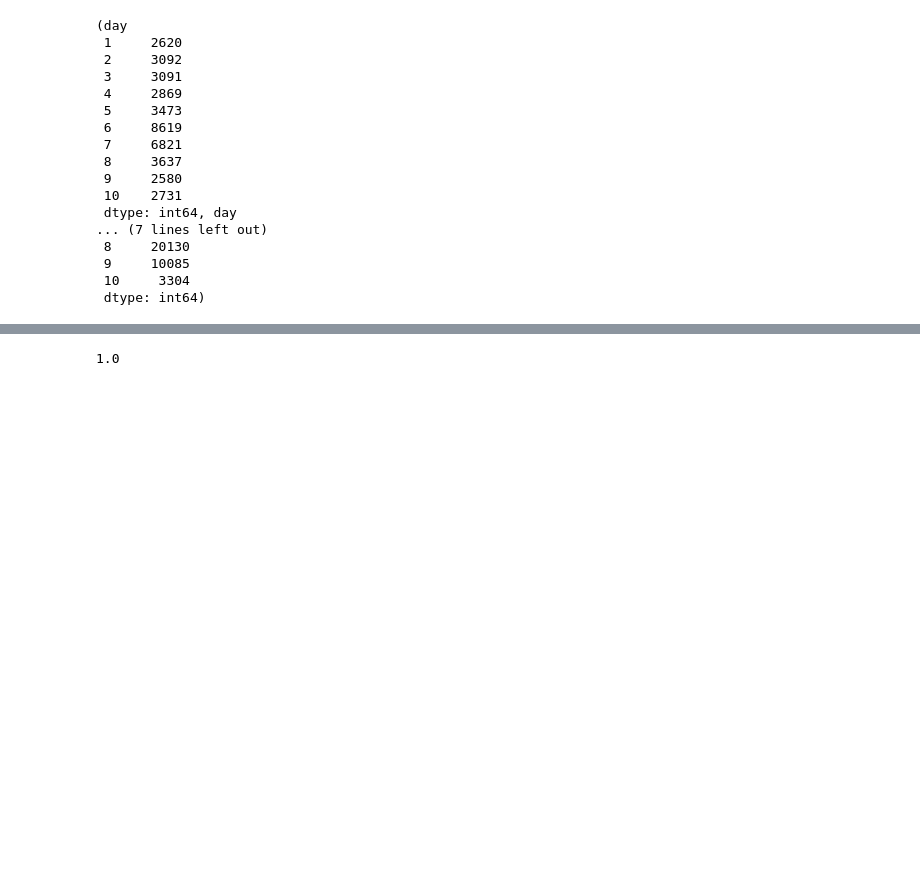
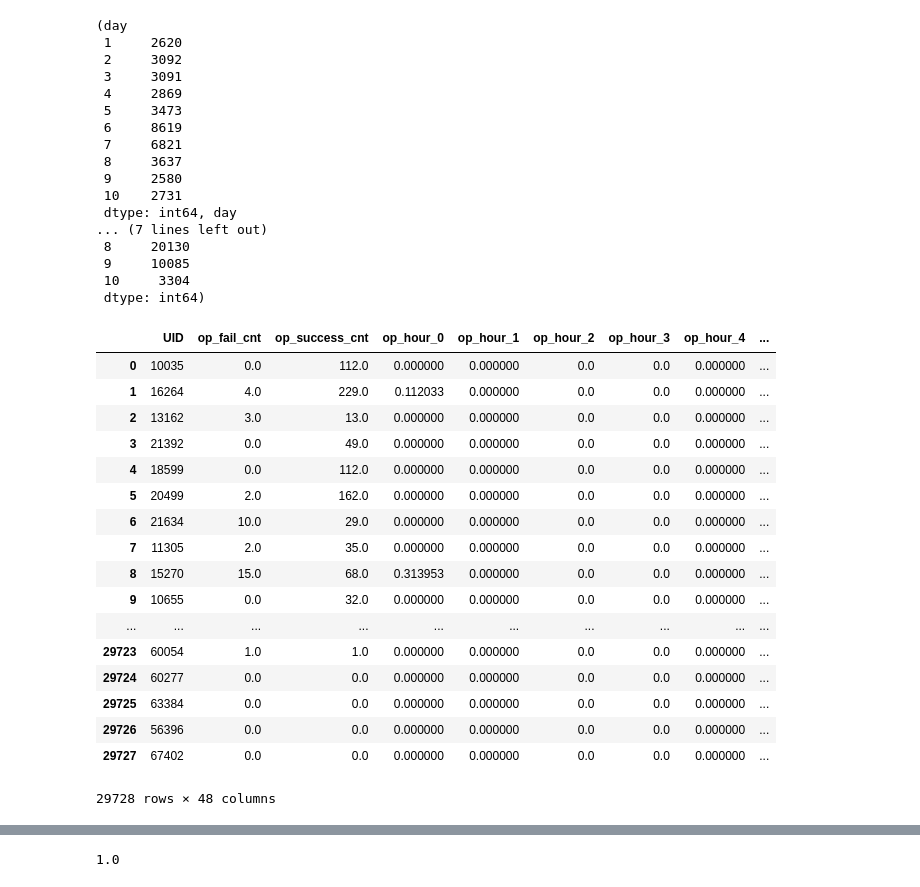
Before and after one commit to miguch/junior-spring, a Jupyter notebook: mining/projects/sweetorange/TianCheng Project.ipynb, the cells around one changed output, grey strips where cells are left out. Cells and saved outputs as stored; diff of their text form; code cells hidden in the pictures; blank space fills up the shorter version.

```diff
--- a/mining/projects/sweetorange/TianCheng Project.ipynb
+++ b/mining/projects/sweetorange/TianCheng Project.ipynb
@@ -221,22 +235,18 @@ def get_trans_counted_features(transaction_df):
     trans_fea['trans_on_weekend'] = trans_fea[['trans_week_day_%d'%i for i in range(6, 8)]].sum(axis=1)
     trans_fea['trans_on_weekday'] = trans_fea[['trans_week_day_%d'%i for i in range(1, 6)]].sum(axis=1)
 
-    # Merchants
-    merchant_ratio = get_black_ratio(transaction_df, 'merchant', 'merchant')
-    trans_fea = trans_fea.merge(merchant_ratio, on='UID', how='left')
 
-    # amt_src
-    amt_src_ratio = get_black_ratio(transaction_df, 'amt_src1', 'amt_src1')
-    trans_fea = trans_fea.merge(amt_src_ratio, on='UID', how='left')
+    ratio_list = [
+        ('merchant', 'merchant'),
+        ('amt_src1', 'amt_src1'),
+        ('device2', 'trans_device2'),
+        ('acc_id2', 'acc_id2'),
+        ('acc_id3', 'acc_id3')
+    ]
 
-    device_2_ratio = get_black_ratio(transaction_df, 'device2', 'trans_device2')
-    trans_fea = trans_fea.merge(device_2_ratio, on='UID', how='left')
-
-    acc_id2_ratio = get_black_ratio(transaction_df, 'acc_id2', 'acc_id2')
-    trans_fea = trans_fea.merge(acc_id2_ratio, on='UID', how='left')
-
-    acc_id3_ratio = get_black_ratio(transaction_df, 'acc_id3', 'acc_id3')
-    trans_fea = trans_fea.merge(acc_id3_ratio, on='UID', how='left')
+    for df_name, out_name in ratio_list:
+        ratios = get_black_ratio(transaction_df, df_name, out_name)
+        trans_fea = trans_fea.merge(ratios, on='UID', how='left')
     return trans_fea
 
 
@@ -256,8 +266,18 @@ def get_op_counted_features(operation_df):
     op_fea['op_on_weekend'] = op_fea[['op_week_day_%d'%i for i in range(6, 8)]].sum(axis=1)
     op_fea['op_on_weekday'] = op_fea[['op_week_day_%d'%i for i in range(1, 6)]].sum(axis=1)
 
-    device_2_ratio = get_black_ratio(operation_df, 'device2', 'op_device2')
-    op_fea = op_fea.merge(device_2_ratio, on='UID', how='left')
+    pop_count = [('wifi', 'op_wifi_pop'), ('os', 'op_os_pop'), ('version', 'op_version_pop')]
+    for df_name, out_name in pop_count:
+        pop = getPopularityCount(operation_df, df_name, out_name)
+        op_fea = pd.merge(op_fea,pop,on='UID',how='left')
+
+    ratio_list = [
+        ('device2', 'op_device2'),
+    ]
+
+    for df_name, out_name in ratio_list:
+        ratios = get_black_ratio(operation_df, df_name, out_name)
+        op_fea = op_fea.merge(ratios, on='UID', how='left')
 
     return op_fea
 # %%
@@ -274,6 +294,27 @@ transaction_features_counted = get_trans_counted_features(transaction_df)
 # %%
 operation_test_counted = get_op_counted_features(operation_test)
 transaction_test_counted = get_trans_counted_features(transaction_test)
+# %%
+operation_features_counted
+# %% [output]
+|  | UID | op_fail_cnt | op_success_cnt | op_hour_0 | op_hour_1 | op_hour_2 | op_hour_3 | op_hour_4 | ... |
+| 0 | 10035 | 0.0 | 112.0 | 0.000000 | 0.000000 | 0.0 | 0.0 | 0.000000 | ... |
+| 1 | 16264 | 4.0 | 229.0 | 0.112033 | 0.000000 | 0.0 | 0.0 | 0.000000 | ... |
+| 2 | 13162 | 3.0 | 13.0 | 0.000000 | 0.000000 | 0.0 | 0.0 | 0.000000 | ... |
+| 3 | 21392 | 0.0 | 49.0 | 0.000000 | 0.000000 | 0.0 | 0.0 | 0.000000 | ... |
+| 4 | 18599 | 0.0 | 112.0 | 0.000000 | 0.000000 | 0.0 | 0.0 | 0.000000 | ... |
+| 5 | 20499 | 2.0 | 162.0 | 0.000000 | 0.000000 | 0.0 | 0.0 | 0.000000 | ... |
+| 6 | 21634 | 10.0 | 29.0 | 0.000000 | 0.000000 | 0.0 | 0.0 | 0.000000 | ... |
+| 7 | 11305 | 2.0 | 35.0 | 0.000000 | 0.000000 | 0.0 | 0.0 | 0.000000 | ... |
+| 8 | 15270 | 15.0 | 68.0 | 0.313953 | 0.000000 | 0.0 | 0.0 | 0.000000 | ... |
+| 9 | 10655 | 0.0 | 32.0 | 0.000000 | 0.000000 | 0.0 | 0.0 | 0.000000 | ... |
+| ... | ... | ... | ... | ... | ... | ... | ... | ... | ... |
+| 29723 | 60054 | 1.0 | 1.0 | 0.000000 | 0.000000 | 0.0 | 0.0 | 0.000000 | ... |
+| 29724 | 60277 | 0.0 | 0.0 | 0.000000 | 0.000000 | 0.0 | 0.0 | 0.000000 | ... |
+| 29725 | 63384 | 0.0 | 0.0 | 0.000000 | 0.000000 | 0.0 | 0.0 | 0.000000 | ... |
+| 29726 | 56396 | 0.0 | 0.0 | 0.000000 | 0.000000 | 0.0 | 0.0 | 0.000000 | ... |
+| 29727 | 67402 | 0.0 | 0.0 | 0.000000 | 0.000000 | 0.0 | 0.0 | 0.000000 | ... |
+29728 rows × 48 columns
 # %%
 train_features = operation_features_stats.merge(transaction_features_stats, on='UID', how='outer')
 train_features = train_features.merge(operation_features_counted, on='UID', how='outer')
```
Also changed, not shown: parts of 7 cells of this notebook, 33 other files.
